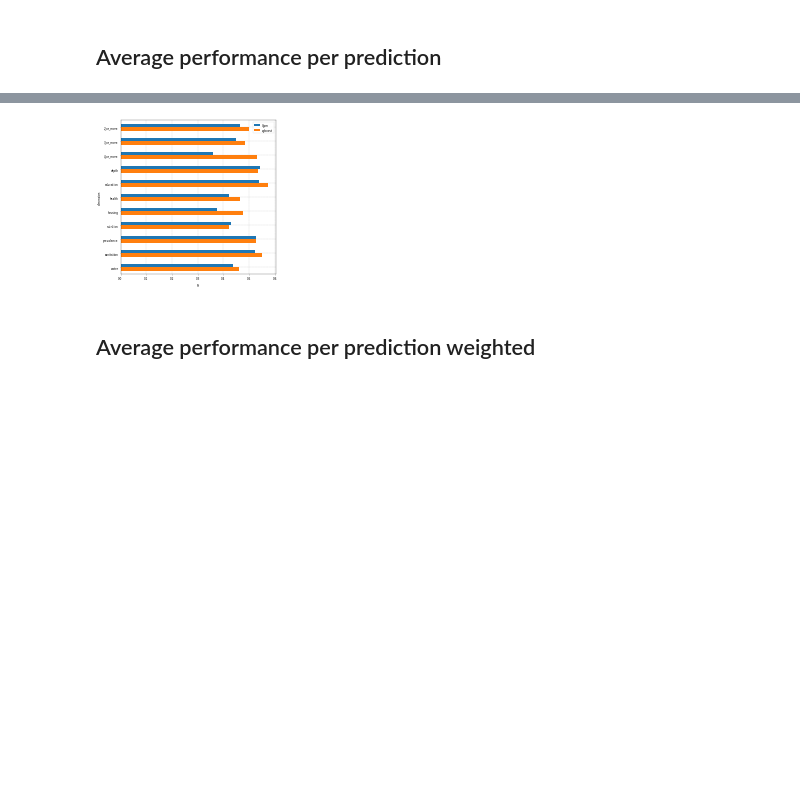
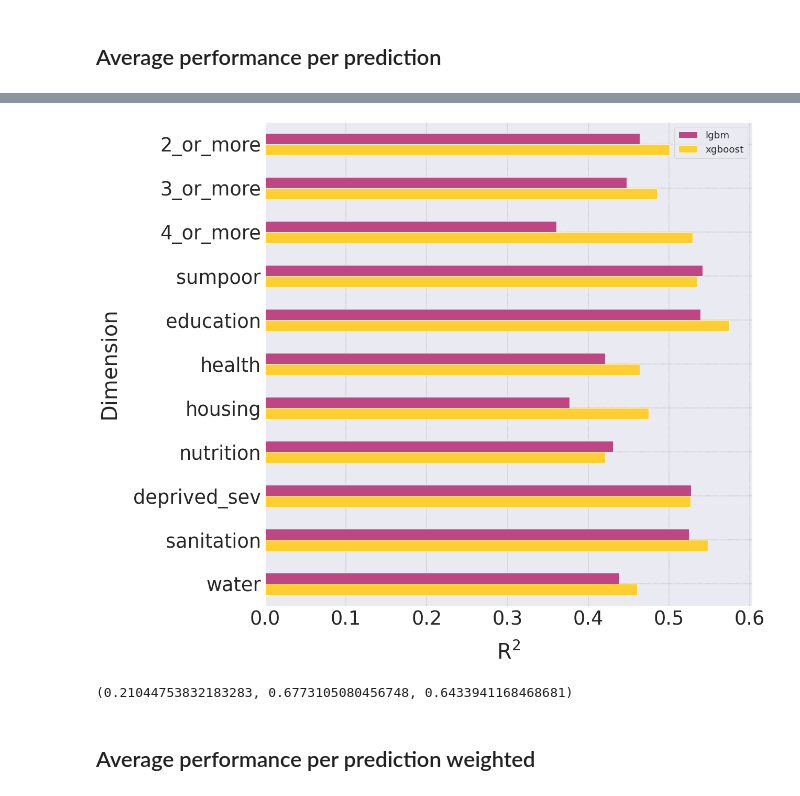
Before and after one commit to marinavicini/stc_continuing, a Jupyter notebook: notebooks/MV_figures_thesis.ipynb, the cells around one changed output, grey strips where cells are left out. Saved outputs shown, nothing was run; the diff lists cells and outputs as text; code cells hidden in the pictures; blank space fills up the shorter version.

```diff
--- a/notebooks/MV_figures_thesis.ipynb
+++ b/notebooks/MV_figures_thesis.ipynb
@@ -464,0 +515,25 @@ sns.histplot(hexes_dhs['dep_education_sev'], stat=stat, bins = bins, element= el
+# %%
+import matplotlib.pyplot as plt
+import seaborn as sns
+
+stat = 'proportion'
+bins = 15
+elem = 'poly'
+
+sns.set(font_scale=4)
+labelpad = 30
+
+for dim in dimensions:
+    fig, ax = plt.subplots(figsize=(20,15), dpi=50)
+
+    # remove nas
+    df = hexes_dhs[hexes_dhs[dim].isna()==False].copy()
+    # remove inf
+    df = df[[math.isinf(x)==False for x in list(df[dim])]]
+
+    sns.histplot(df[dim], stat=stat, bins = bins, element= elem, ax=ax)
+
+    plt.xlabel(dic_x_lab[dim], labelpad=labelpad)
+    plt.ylabel('Proportion', labelpad = labelpad)
+
+    plt.savefig(f'/mnt/c/Users/vicin/Desktop/DSSG/Project/stc_continuing/data/{dim}.png')
@@ -546,7 +634,8 @@ res_exp1.head(2)
 # %%
-fig, ax = plt.subplots(figsize=(12,18), dpi=30)
+fig, ax = plt.subplots(figsize=(28,36), dpi=30) #dpi=300)
 # fig, ax = plt.subplots(figsize=(10, 5))
 
+sns.set(font_scale=5)
 
 cols = ['country_code','prevalence', 'depth']
 df = res_exp1[['country_code', 'deprived_sev_mean_neigh_xgboost', 'sumpoor_prev_neigh_xgboost']].rename(columns={'deprived_sev_mean_neigh_xgboost':'prevalence', 'sumpoor_prev_neigh_xgboost':'depth'})
@@ -564,7 +653,8 @@ ax.grid(color='gray', linestyle='dashed', linewidth = "0.5",)
 
 plt.xlim((0,1))
 
-ax.legend(loc='upper right')
+ax.legend(loc='upper right', fontsize=30)
+
 ax.invert_yaxis()
 
 plt.show()
@@ -628,21 +720,31 @@ df['dimension'] = df['dimension'].replace(['deprived_sev'], 'prevalence')
 
 df.sort_values(by='dimension', inplace=True)
 # %%
-fig, ax = plt.subplots(figsize=(10, 10), dpi=20)
+fig, ax = plt.subplots(figsize=(20, 20), dpi=60)
+
+sns.set(font_scale=4)
+labelpad = 30
 
 df.plot(ax=ax,
         x='dimension',
         kind='barh',
-        stacked=False)
+        stacked=False,
+        color = ['#bf4684', '#ffce30'])
+        # '#a1c9f4', '#8de5a1', '#ff9f9b', '#d0bbff', '#fffea3', '#b9f2f0'
 
-ax.legend(loc='upper right')
-plt.xlabel('R$^2$')
+ax.legend(loc='upper right', fontsize=22)
+plt.xlabel('R$^2$', labelpad = labelpad)
+plt.ylabel('Dimension', labelpad = labelpad)
 
 ax.invert_yaxis()
 ax.set_axisbelow(True)
 ax.grid(color='gray', linestyle='dashed', linewidth = "0.5",)
 # %% [output]
-[figure, old version]
+[figure, new version]
+# %%
+sns.color_palette("husl", 2)[1]
+# %% [output]
+(0.21044753832183283, 0.6773105080456748, 0.6433941168468681)
 # %% [markdown]
 ## Average performance per prediction weighted
 # %%
```
Also changed, not shown: parts of 24 cells of this notebook.
